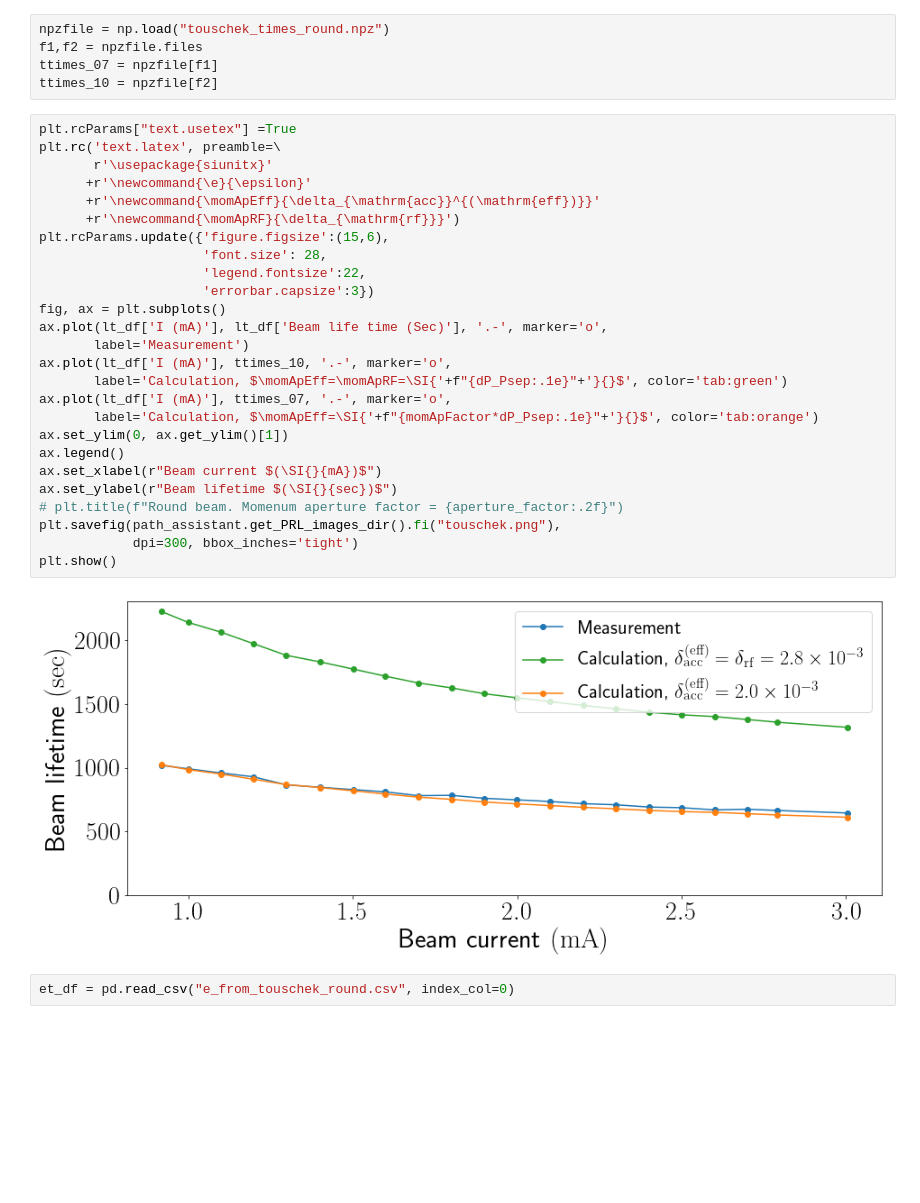
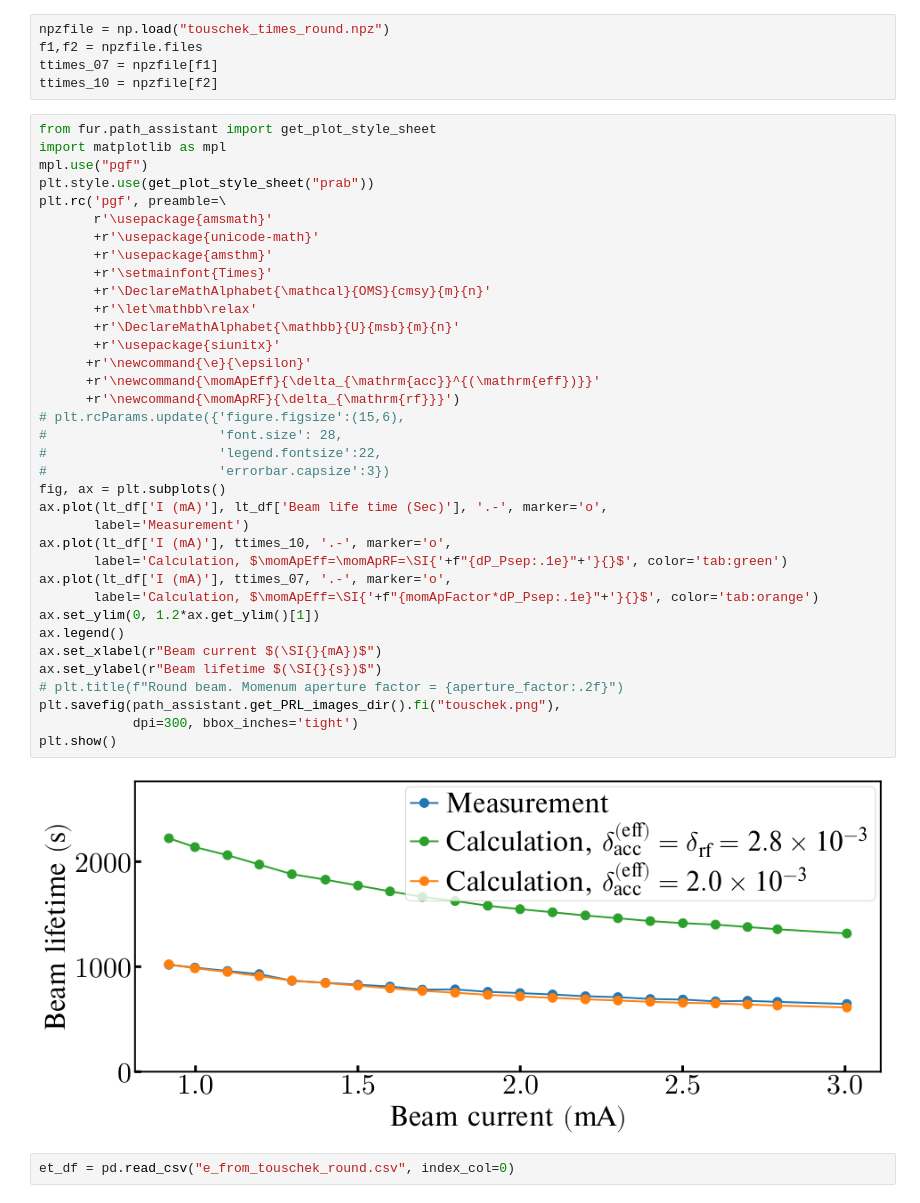
Before and after one commit to IharLobach/fur, a Jupyter notebook: shifts/shift_03_16_2020/round_and_round_long_plots/toucshek_lifetime.ipynb, the cells around one changed output. Saved outputs shown, nothing was run; the diff lists cells and outputs as text; blank space fills up the shorter version.

```diff
--- a/shifts/shift_03_16_2020/round_and_round_long_plots/toucshek_lifetime.ipynb
+++ b/shifts/shift_03_16_2020/round_and_round_long_plots/toucshek_lifetime.ipynb
@@ -318,33 +318,43 @@ f1,f2 = npzfile.files
 ttimes_07 = npzfile[f1]
 ttimes_10 = npzfile[f2]
 # %%
-plt.rcParams["text.usetex"] =True
-plt.rc('text.latex', preamble=\
-       r'\usepackage{siunitx}'
+from fur.path_assistant import get_plot_style_sheet
+import matplotlib as mpl
+mpl.use("pgf")
+plt.style.use(get_plot_style_sheet("prab"))
+plt.rc('pgf', preamble=\
+       r'\usepackage{amsmath}'
+       +r'\usepackage{unicode-math}'
+       +r'\usepackage{amsthm}'
+       +r'\setmainfont{Times}'
+       +r'\DeclareMathAlphabet{\mathcal}{OMS}{cmsy}{m}{n}'
+       +r'\let\mathbb\relax'
+       +r'\DeclareMathAlphabet{\mathbb}{U}{msb}{m}{n}'
+       +r'\usepackage{siunitx}'
       +r'\newcommand{\e}{\epsilon}'
       +r'\newcommand{\momApEff}{\delta_{\mathrm{acc}}^{(\mathrm{eff})}}'
       +r'\newcommand{\momApRF}{\delta_{\mathrm{rf}}}')
-plt.rcParams.update({'figure.figsize':(15,6),
-                     'font.size': 28,
-                     'legend.fontsize':22,
-                     'errorbar.capsize':3})
+# plt.rcParams.update({'figure.figsize':(15,6),
+#                      'font.size': 28,
+#                      'legend.fontsize':22,
+#                      'errorbar.capsize':3})
 fig, ax = plt.subplots()
 ax.plot(lt_df['I (mA)'], lt_df['Beam life time (Sec)'], '.-', marker='o',
        label='Measurement')
 ax.plot(lt_df['I (mA)'], ttimes_10, '.-', marker='o',
        label='Calculation, $\momApEff=\momApRF=\SI{'+f"{dP_Psep:.1e}"+'}{}$', color='tab:green')
 ax.plot(lt_df['I (mA)'], ttimes_07, '.-', marker='o',
        label='Calculation, $\momApEff=\SI{'+f"{momApFactor*dP_Psep:.1e}"+'}{}$', color='tab:orange')
-ax.set_ylim(0, ax.get_ylim()[1])
+ax.set_ylim(0, 1.2*ax.get_ylim()[1])
 ax.legend()
 ax.set_xlabel(r"Beam current $(\SI{}{mA})$")
-ax.set_ylabel(r"Beam lifetime $(\SI{}{sec})$")
+ax.set_ylabel(r"Beam lifetime $(\SI{}{s})$")
 # plt.title(f"Round beam. Momenum aperture factor = {aperture_factor:.2f}")
 plt.savefig(path_assistant.get_PRL_images_dir().fi("touschek.png"),
             dpi=300, bbox_inches='tight')
 plt.show()
 # %% [output]
-[figure, old version]
+[figure, new version]
 # %%
 et_df = pd.read_csv("e_from_touschek_round.csv", index_col=0)
 # %%
```
Also changed, not shown: 15 other files.
